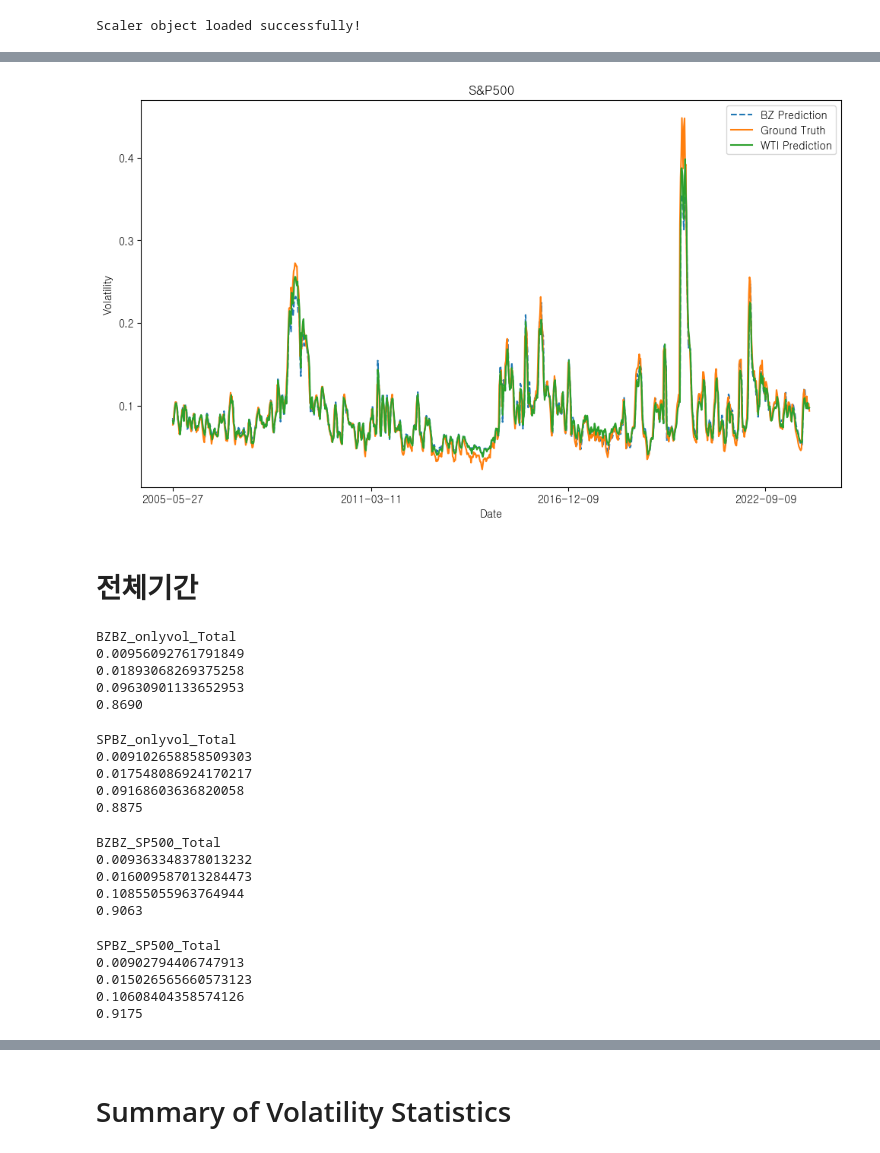
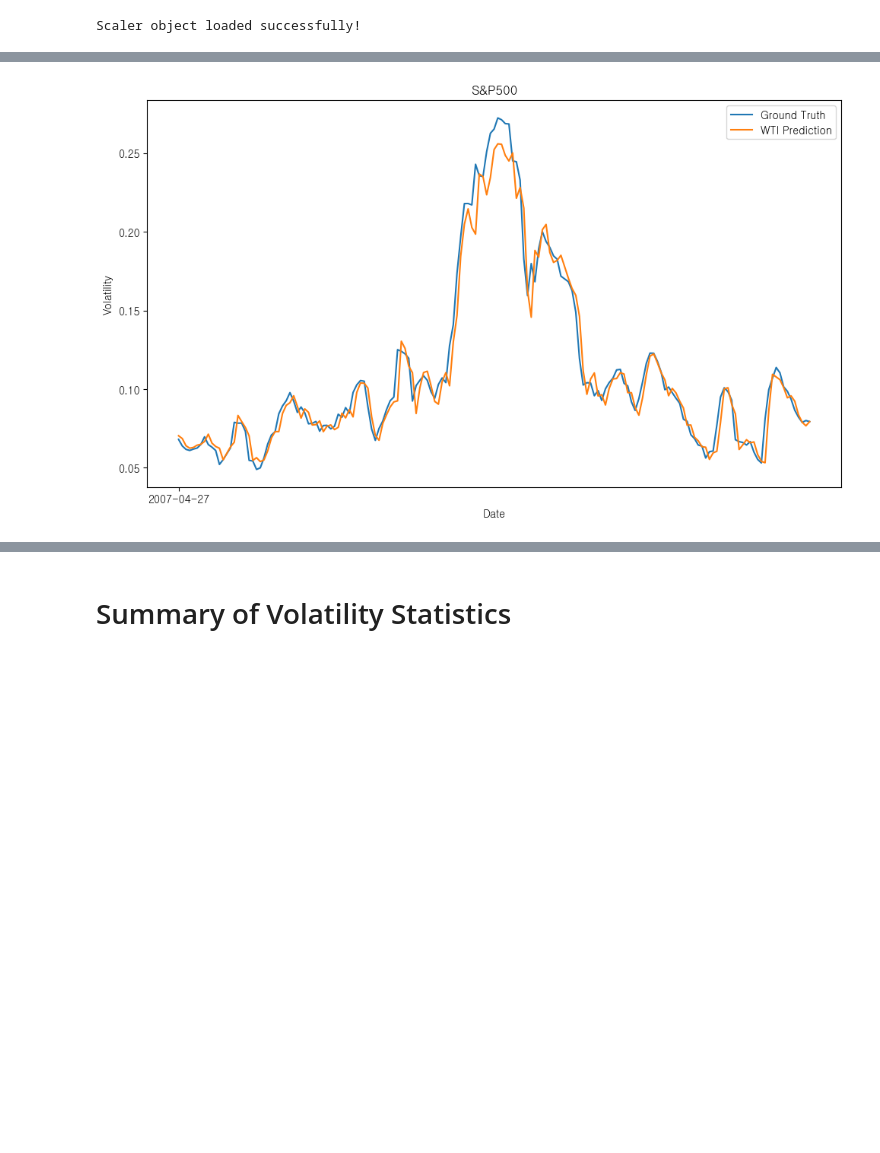
Before and after one commit to kimjuhwan1234/Volatility_Forecasting, a Jupyter notebook: EDA.ipynb, the cells around one changed output, grey strips where cells are left out. Saved outputs shown, nothing was run; the diff lists cells and outputs as text; code cells hidden in the pictures; blank space fills up the shorter version.

```diff
--- a/EDA.ipynb
+++ b/EDA.ipynb
@@ -110,68 +168,18 @@ plt.show()
 # %%
 plt.figure(figsize=(10, 6))
 
-start = 0
-end = -1
-plt.plot(pred_inv3.iloc[start:end, 0], label='BZ Prediction', linestyle='--')
+start = 100
+end = -700
+# plt.plot(pred_inv3.iloc[start:end, 0], label='BZ Prediction', linestyle='--')
 plt.plot(truth_inv4.iloc[start:end, 0], label='Ground Truth')
 plt.plot(pred_inv4.iloc[start:end, 0], label='WTI Prediction')
 
 plt.title('S&P500')
 plt.xlabel('Date')
 plt.ylabel('Volatility')
 plt.legend()
 plt.xticks(pred_inv4.index[start:end:300])
 plt.tight_layout()
 plt.show()
 # %% [output]
-[figure, old version]
+[figure, new version]
-# %% [markdown]
-# 전체기간
-# %%
-print('BZBZ_onlyvol_Total')
-print(calculate_mae(truth_inv.values, pred_inv.values))
-print(calculate_rmse(truth_inv.values, pred_inv.values))
-print(calculate_mape(truth_inv.values, pred_inv.values))
-print(f'{r2_score(truth_inv.values, pred_inv.values):.4f}')
-# %% [output]
-BZBZ_onlyvol_Total
-0.00956092761791849
-0.01893068269375258
-0.09630901133652953
-0.8690
-# %%
-print('SPBZ_onlyvol_Total')
-print(calculate_mae(truth_inv2.values, pred_inv2.values))
-print(calculate_rmse(truth_inv2.values, pred_inv2.values))
-print(calculate_mape(truth_inv2.values, pred_inv2.values))
-print(f'{r2_score(truth_inv2.values, pred_inv2.values):.4f}')
-# %% [output]
-SPBZ_onlyvol_Total
-0.009102658858509303
-0.017548086924170217
-0.09168603636820058
-0.8875
-# %%
-print('BZBZ_SP500_Total')
-print(calculate_mae(truth_inv3.iloc[:, 0].values, pred_inv3.iloc[:, 0].values))
-print(calculate_rmse(truth_inv3.iloc[:, 0].values, pred_inv3.iloc[:, 0].values))
-print(calculate_mape(truth_inv3.iloc[:, 0].values, pred_inv3.iloc[:, 0].values))
-print(f'{r2_score(truth_inv3.iloc[:, 0].values, pred_inv3.iloc[:, 0].values):.4f}')
-# %% [output]
-BZBZ_SP500_Total
-0.009363348378013232
-0.016009587013284473
-0.10855055963764944
-0.9063
-# %%
-print('SPBZ_SP500_Total')
-print(calculate_mae(truth_inv4.iloc[:, 0].values, pred_inv4.iloc[:, 0].values))
-print(calculate_rmse(truth_inv4.iloc[:, 0].values, pred_inv4.iloc[:, 0].values))
-print(calculate_mape(truth_inv4.iloc[:, 0].values, pred_inv4.iloc[:, 0].values))
-print(f'{r2_score(truth_inv4.iloc[:, 0].values, pred_inv4.iloc[:, 0].values):.4f}')
-# %% [output]
-SPBZ_SP500_Total
-0.00902794406747913
-0.015026565660573123
-0.10608404358574126
-0.9175
```
Also changed, not shown: parts of 32 cells of this notebook, 28 other files.
